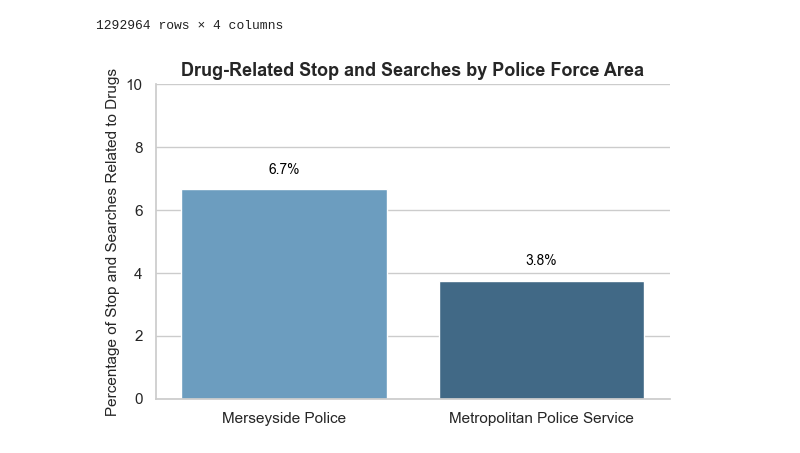
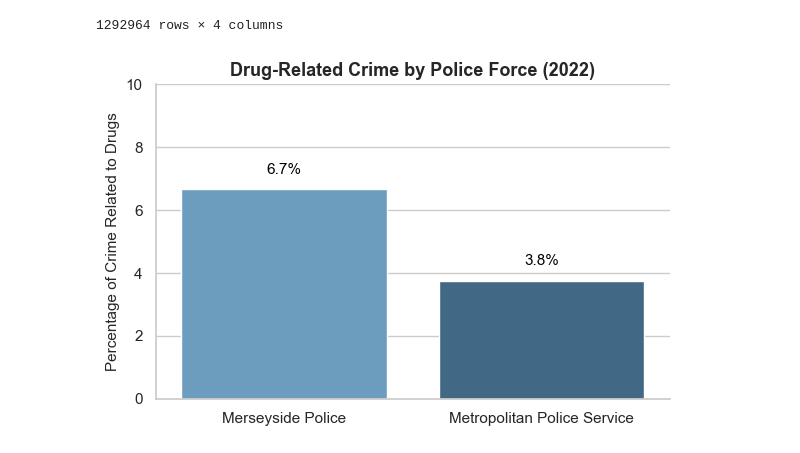
Before and after one commit to KofiBartonByfield/Dissertation, a Jupyter notebook: Code/Data Collection/pre_analysis.ipynb, the cells around one changed output. Drawn from its saved outputs; the diff is of its cells as text; code cells hidden in the pictures.

Commit message:
updates drug crime graph

```diff
--- a/Code/Data Collection/pre_analysis.ipynb
+++ b/Code/Data Collection/pre_analysis.ipynb
@@ -636,34 +636,34 @@ drug_percentages = drug_percentages.sort_values(ascending=False).reset_index()
 
 # Plot
 plt.figure(figsize=(6, 4))
 ax = sns.barplot(
     data=drug_percentages,
     x='Falls within',
     y='Drug Crime',
     hue='Falls within',
     palette='Blues_d',
     dodge=False,
     legend=False
 )
 
 # Labels and title
-plt.ylabel("Percentage of Stop and Searches Related to Drugs", fontsize=11)
+plt.ylabel("Percentage of Crime Related to Drugs", fontsize=11)
 plt.xlabel("")
-plt.title("Drug-Related Stop and Searches by Police Force Area", fontsize=13, weight='bold')
+plt.title("Drug-Related Crime by Police Force (2022)", fontsize=13, weight='bold')
 
 # Add percentage labels above bars
 for i, v in enumerate(drug_percentages['Drug Crime']):
-    ax.text(i, v + .5, f"{v:.1f}%", ha='center', fontsize=10, color='black')
+    ax.text(i, v + .5, f"{v:.1f}%", ha='center', fontsize=11, color='black')
 
 plt.ylim(0, 10)
 
 # Clean up plot style
 sns.despine(top=True, right=True)
 sns.set_theme(style="whitegrid")
 
 plt.tight_layout()
 plt.savefig('../../Figures/Graphs/drug_crime_by_county.png', format='png', bbox_inches='tight')
 
 plt.show()
 # %% [output]
-[figure, old version]
+[figure, new version]
```
Also changed, not shown: 1 other file.
